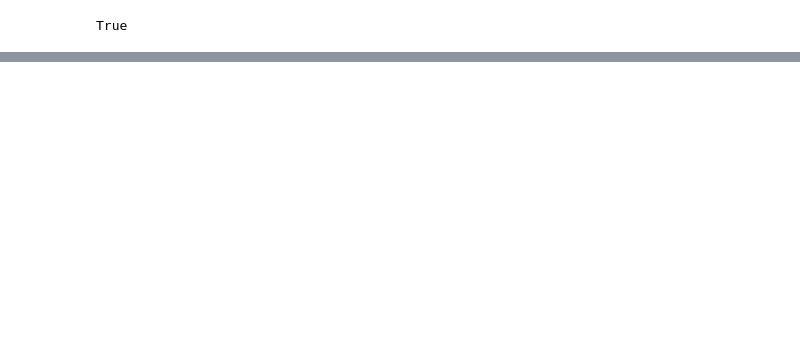
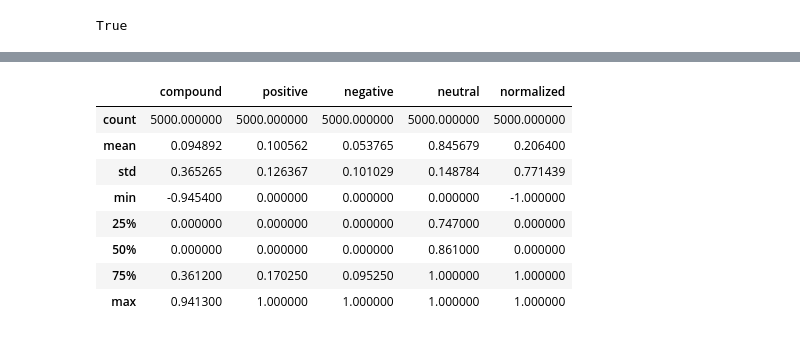
Before and after one commit to albertlk/4A_Trading, a Jupyter notebook: twitter.ipynb, the cells around one changed output, grey strips where cells are left out. Drawn from its saved outputs; the diff is of its cells as text; code cells hidden in the pictures; blank space fills up the shorter version.

```diff
--- a/twitter.ipynb
+++ b/twitter.ipynb
@@ -129 +250,14 @@ news_en_df.head()
+# %%
+# Get descriptive stats from the DataFrame
+twitter_df.describe()
+# %% [output]
+|  | compound | positive | negative | neutral | normalized |
+| count | 5000.000000 | 5000.000000 | 5000.000000 | 5000.000000 | 5000.000000 |
+| mean | 0.094892 | 0.100562 | 0.053765 | 0.845679 | 0.206400 |
+| std | 0.365265 | 0.126367 | 0.101029 | 0.148784 | 0.771439 |
+| min | -0.945400 | 0.000000 | 0.000000 | 0.000000 | -1.000000 |
+| 25% | 0.000000 | 0.000000 | 0.000000 | 0.747000 | 0.000000 |
+| 50% | 0.000000 | 0.000000 | 0.000000 | 0.861000 | 0.000000 |
+| 75% | 0.361200 | 0.170250 | 0.095250 | 1.000000 | 1.000000 |
+| max | 0.941300 | 1.000000 | 1.000000 | 1.000000 | 1.000000 |
 # %%
```
Also changed, not shown: parts of 19 cells of this notebook.
